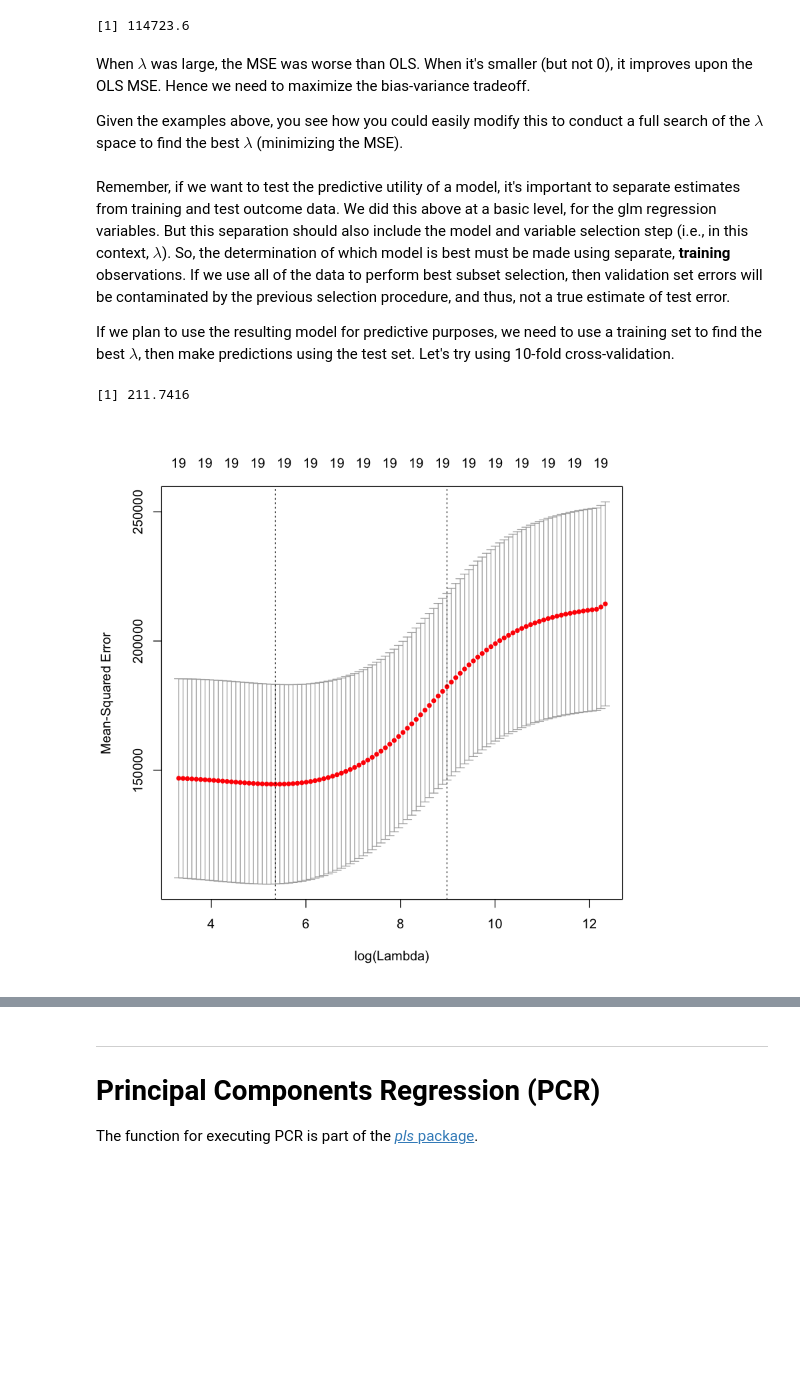
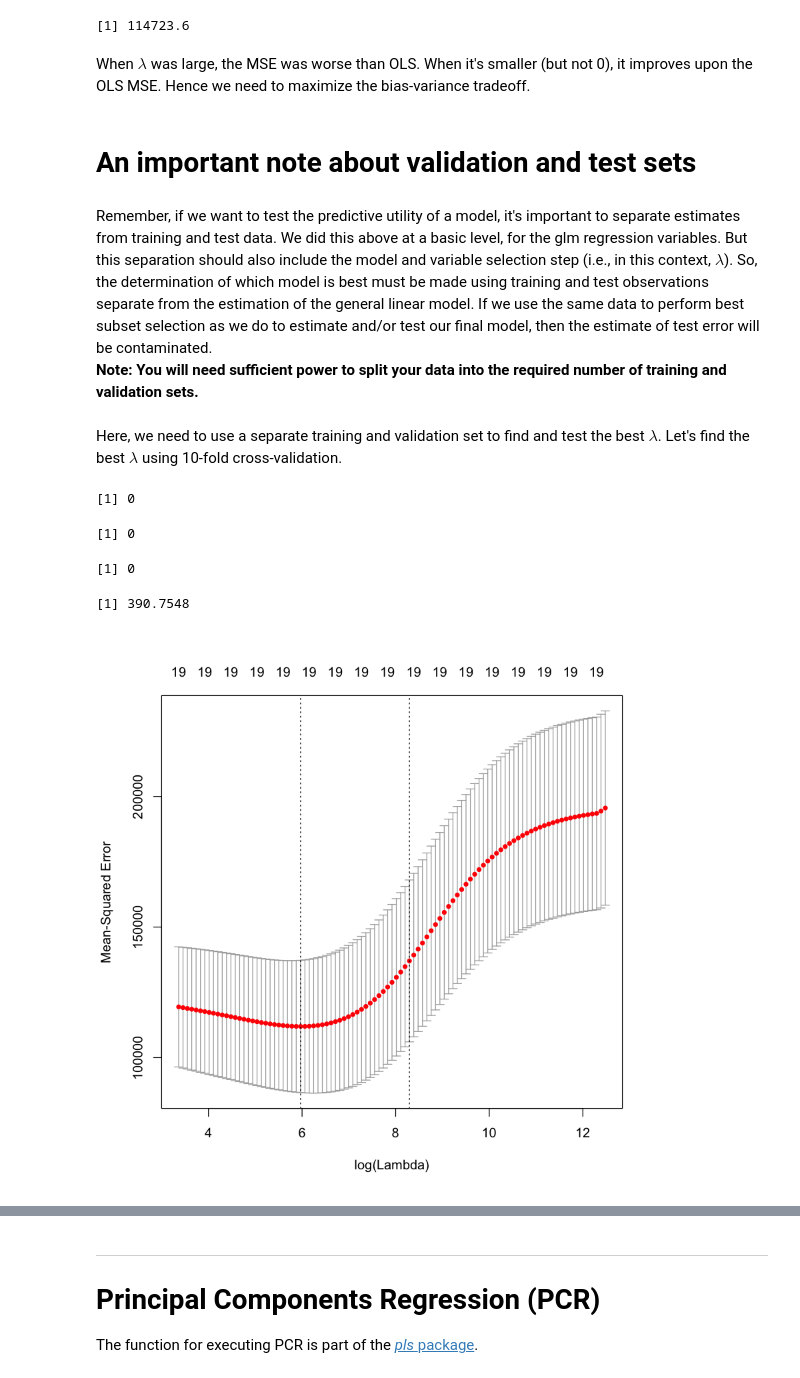
Before and after one commit to CoAxLab/DataSciencePsychNeuro, a Jupyter notebook: RecitationNotebooks/Recitation10_modelSelectionRegularization.ipynb, the cells around one changed output, grey strips where cells are left out. Cells and saved outputs as stored; diff of their text form; code cells hidden in the pictures; blank space fills up the shorter version.

Commit message:
add separate validation sets for hyperparameters and overall glm

```diff
--- a/RecitationNotebooks/Recitation10_modelSelectionRegularization.ipynb
+++ b/RecitationNotebooks/Recitation10_modelSelectionRegularization.ipynb
@@ -313,21 +312,48 @@ mean((ridge.pred - y.test)^2)
 [1] 114723.6
 # %% [markdown]
 When $\lambda$ was large, the MSE was worse than OLS. When it's smaller (but not 0), it improves upon the OLS MSE. Hence we need to maximize the bias-variance tradeoff.
-
-Given the examples above, you see how you could easily modify this to conduct a full search of the $\lambda$ space to find the best $\lambda$ (minimizing the MSE).
+# %% [markdown]
+# An important note about validation and test sets
 # %% [markdown]
-Remember, if we want to test the predictive utility of a model, it's important to separate estimates from training and test outcome data. We did this above at a basic level, for the glm regression variables. But this separation should also include the model and variable selection step (i.e., in this context, $\lambda$).
-So, the determination of which model is best must be made using separate, **training** observations. If we use all of the data to perform best subset selection, then validation set errors will be contaminated by the previous selection procedure, and thus, not a true estimate of test error.
-
-If we plan to use the resulting model for predictive purposes, we need to use a training set to find the best $\lambda$, then make predictions using the test set. Let's try using 10-fold cross-validation.
+Remember, if we want to test the predictive utility of a model, it's important to separate estimates from training and test data. We did this above at a basic level, for the glm regression variables. But this separation should also include the model and variable selection step (i.e., in this context, $\lambda$).
+So, the determination of which model is best must be made using training and test observations separate from the estimation of the general linear model. If we use the same data to perform best subset selection as we do to estimate and/or test our final model, then the estimate of test error will be contaminated.
+<br>
+**Note: You will need sufficient power to split your data into the required number of training and validation sets.**
+<br>
+<br>
+Here, we need to use a separate training and validation set to find and test the best $\lambda$. Let's find the best $\lambda$ using 10-fold cross-validation.
+# %%
+set.seed(2) # Use the same seed so we get the same results
+
+# Create your validation sets
+train=sample(1:nrow(x), nrow(x)/2) #50/50 split into training and test sets
+test=(-train) #get test indices (not training indices)
+
+#split each of the training and test phases into two
+#need to have separate validation sets for lambda and for beta estimates
+
+train_hyperparameter = sample(train, length(train)/2)
+train_glm = (-train_hyperparameter)
+
+test_hyperparameter = sample(test, length(test)/2)
+test_glm = (-test_hyperparameter)
+
+#make sure that the samples do not overlap
+sum(test_hyperparameter == train_hyperparameter)
+sum(test_glm == train_glm)
+sum(train_hyperparameter == train_glm)
+# %% [output]
+[1] 0
+[1] 0
+[1] 0
 # %%
-# Using 10-fold CV
+# Using 10-fold CV, cross-validate on the training data
 set.seed(1)
-cv.out = cv.glmnet(x[train,], y[train], alpha=0) #alpha=0=ridge regression
+cv.out = cv.glmnet(x[train_hyperparameter,], y[train_hyperparameter], alpha=0) #alpha=0=ridge regression
 plot(cv.out) #defaults to 10-fold CV
 bestlam = cv.out$lambda.min
 bestlam
 # %% [output]
-[1] 211.7416
+[1] 390.7548
-[figure, old version]
+[figure, new version]
 # %% [markdown]
```
Also changed, not shown: parts of 32 cells of this notebook.
